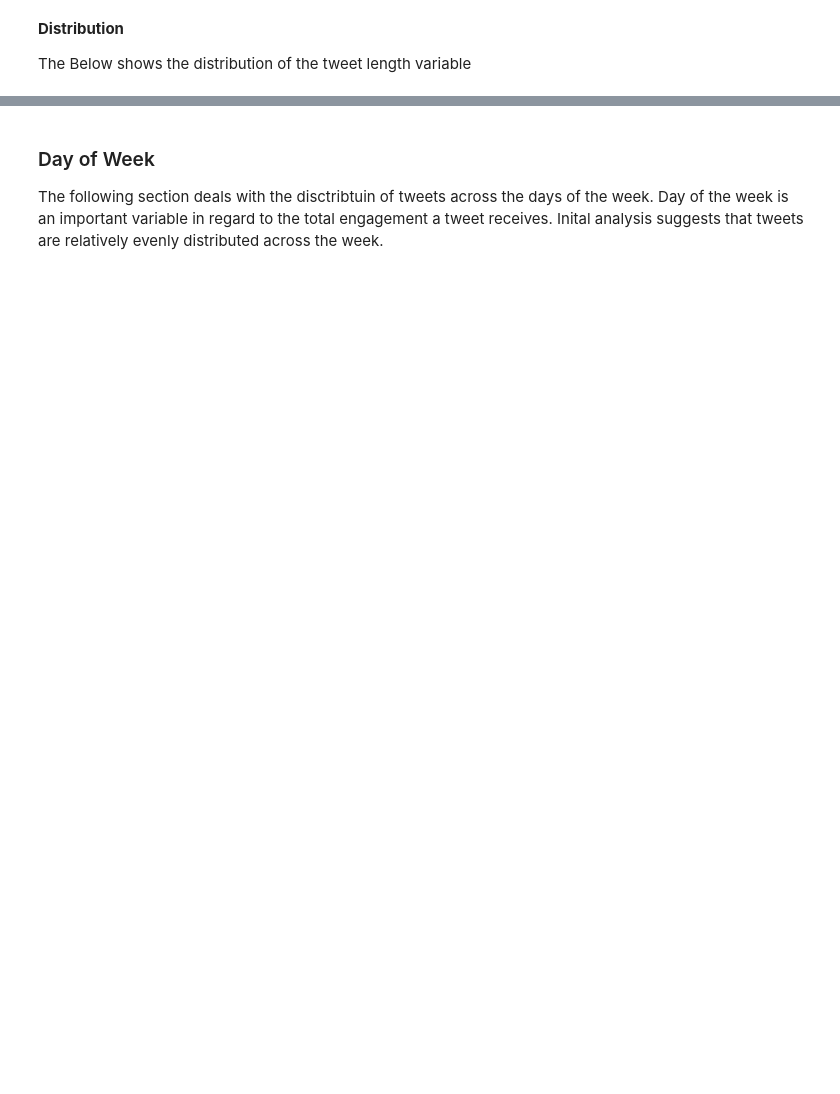
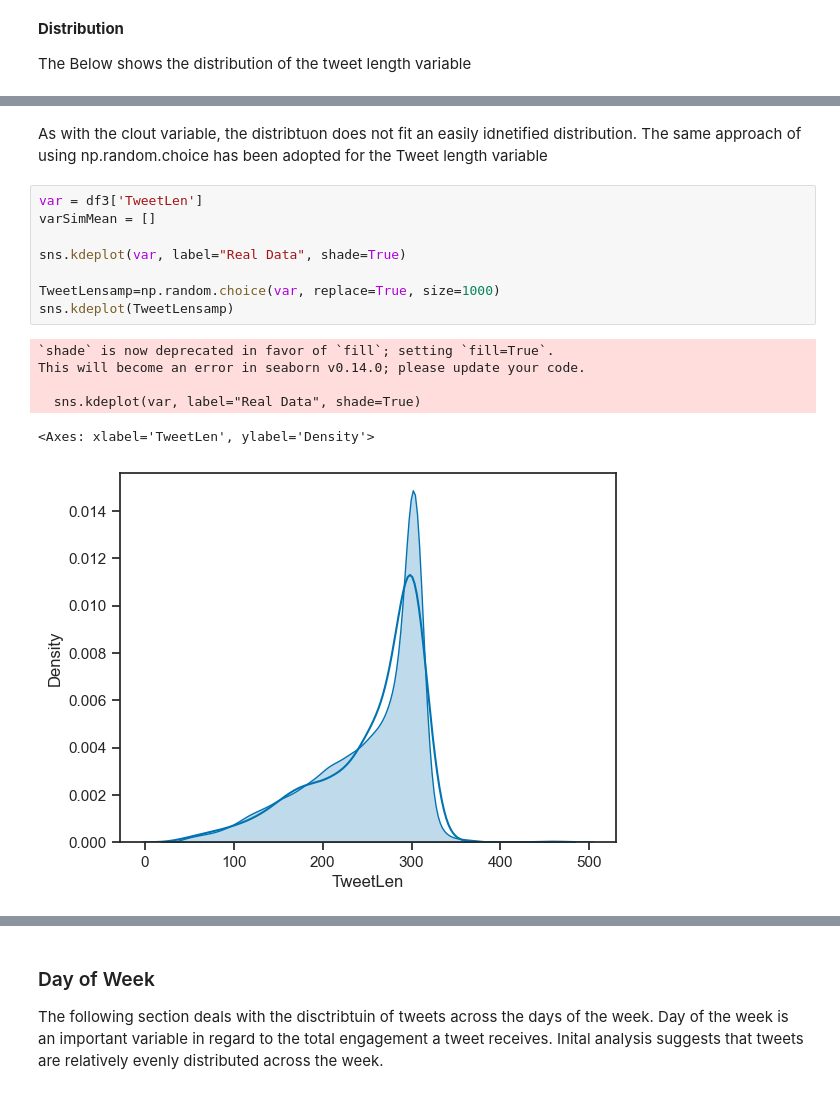
Before and after one commit to G00411301/PfDA_Project1, a Jupyter notebook: project1.ipynb, the cells around one changed output, grey strips where cells are left out. Saved outputs shown, nothing was run; the diff lists cells and outputs as text; blank space fills up the shorter version.

```diff
--- a/project1.ipynb
+++ b/project1.ipynb
@@ -539,0 +552,17 @@ f.summary()
+# %% [markdown]
+As with the clout variable, the distribtuon does not fit an easily idnetified distribution. The same approach of using np.random.choice has been adopted for the Tweet length variable
+# %%
+var = df3['TweetLen']
+varSimMean = []
+
+sns.kdeplot(var, label="Real Data", shade=True)
+
+TweetLensamp=np.random.choice(var, replace=True, size=1000)
+sns.kdeplot(TweetLensamp)
+# %% [output]
+`shade` is now deprecated in favor of `fill`; setting `fill=True`.
+This will become an error in seaborn v0.14.0; please update your code.
+
+  sns.kdeplot(var, label="Real Data", shade=True)
+<Axes: xlabel='TweetLen', ylabel='Density'>
+[figure, added]
```
Also changed, not shown: parts of 21 cells of this notebook.
